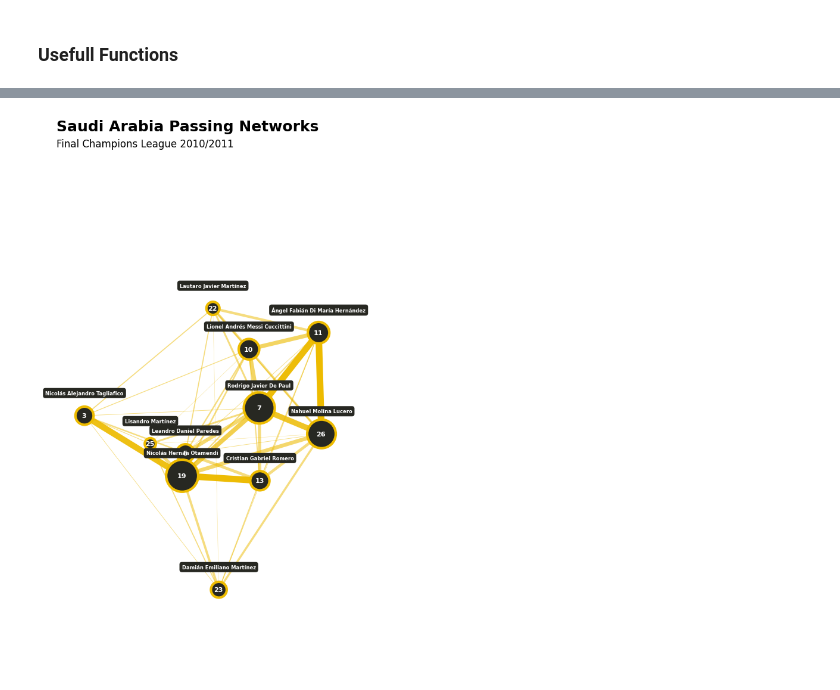
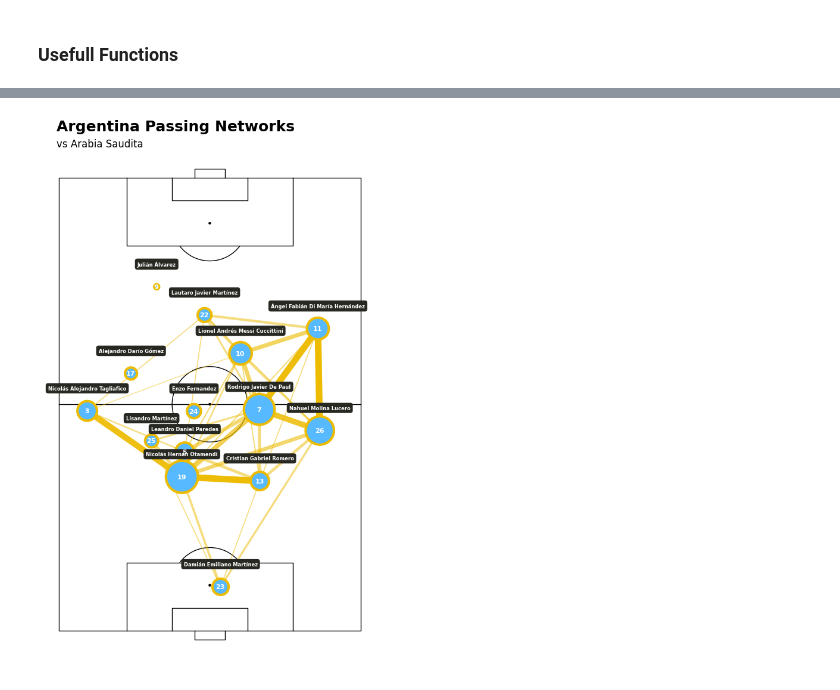
Before and after one commit to Tobi-Sartori/football_skills, a Jupyter notebook: analytics.ipynb, the cells around one changed output, grey strips where cells are left out. Saved outputs shown, nothing was run; the diff lists cells and outputs as text; code cells hidden in the pictures.

```diff
--- a/analytics.ipynb
+++ b/analytics.ipynb
@@ -215,5 +375,0 @@ df_merged
-# %%
-hteam = df_merged['team_name'].iloc[0]
-ateam = df_merged['team_name'].iloc[-1]
-print('Home Team : ' + hteam)
-print('Away Team : ' + ateam)
@@ -223,8 +376,8 @@ Away Team : Argentina
 # %%
-df_home_pass = df_merged[df_merged.team_name == ateam]
+df_home_pass = df_merged[df_merged.team_name == hteam]
 
 # Check player play time
-home_player_df = df_merged[df_merged.team_name == ateam].groupby('player_name').agg({'minute': [min, max]}).reset_index()
+home_player_df = df_merged[df_merged.team_name == hteam].groupby('player_name').agg({'minute': [min, max]}).reset_index()
 home_player_df = pd.concat([home_player_df['player_name'], home_player_df['minute']], axis=1)
 home_player_df['minutes_played'] = home_player_df['max'] - home_player_df['min']
 home_player_df = home_player_df.sort_values('minutes_played', ascending=False)
@@ -247,4 +384,4 @@ df_home_pass
 # %%
-home_player_name = home_player_df.player_name[:11].tolist()
+home_player_name = home_player_df.player_name[:14].tolist()
 df_home_pass = df_home_pass[df_home_pass.player_name.isin(home_player_name)]
 df_home_pass = df_home_pass[df_home_pass.pass_recipient_name.isin(home_player_name)]
@@ -288,46 +411,46 @@ df_home_pass["pair_key"] = df_home_pass.apply(lambda x: "_".join(sorted([x["play
 lines_df = df_home_pass.groupby(["pair_key"]).x.count().reset_index()
 lines_df.rename({'x':'pass_count'}, axis='columns', inplace=True)
 #setting a treshold
-lines_df = lines_df[lines_df['pass_count']>1]
+lines_df = lines_df[lines_df['pass_count']>5]
 # %%
-pitch = VerticalPitch(pitch_type='statsbomb', line_color='white',linewidth=1,goal_type='box')
+pitch = VerticalPitch(pitch_type='statsbomb', line_color='black',linewidth=1,goal_type='box')
 fig, ax = pitch.grid(grid_height=0.9, title_height=0.06, axis=False,
                      endnote_height=0.04, title_space=0, endnote_space=0)
 
 # Plot vertices
-pitch.scatter(scatter_df.x, scatter_df.y, s=scatter_df.marker_size, color='#272822', edgecolors='#EDBB00', linewidth=3, alpha=1, ax=ax["pitch"], zorder = 3)
+pitch.scatter(scatter_df.x, scatter_df.y, s=scatter_df.marker_size, color='#57b9ff', edgecolors='#EDBB00', linewidth=3, alpha=1, ax=ax["pitch"], zorder = 3)
 
 #Add Players Name and Jersey Numbers
 for i, row in scatter_df.iterrows():
     pitch.annotate(row.player_name, xy=(row.x +6, row.y), c='white', va='center',
                    ha='center', size=6, weight = "bold", ax=ax["pitch"], zorder = 4,
                    bbox=dict(facecolor='#272822', alpha=1, edgecolor='#272822', boxstyle='round,pad=0.4'))
 
 for i, row in scatter_df.iterrows():
     pitch.annotate(row.jersey_number, xy=(row.x, row.y-0.1), c='white', va='center',
                    ha='center', size=8, weight = "bold", ax=ax["pitch"], zorder = 4)
 
 #Plot edges
 for i, row in lines_df.iterrows():
         player1 = row["pair_key"].split("_")[0]
         player2 = row['pair_key'].split("_")[1]
         #take the average location of players to plot a line between them
         player1_x = scatter_df.loc[scatter_df["player_name"] == player1]['x'].iloc[0]
         player1_y = scatter_df.loc[scatter_df["player_name"] == player1]['y'].iloc[0]
         player2_x = scatter_df.loc[scatter_df["player_name"] == player2]['x'].iloc[0]
         player2_y = scatter_df.loc[scatter_df["player_name"] == player2]['y'].iloc[0]
         num_passes = row["pass_count"]
         #adjust the line width so that the more passes, the wider the line
         line_width = (num_passes / lines_df['pass_count'].max() * 8)
         # adjust the alpha of the lines based on number of passes and set minimum alpha for a fewer pass
         alpha = max(num_passes / lines_df['pass_count'].max(), 0.2)
         alpha = max(alpha, 0.5)
         #plot lines on the pitch
         pitch.lines(player1_x, player1_y, player2_x, player2_y,
                         alpha=alpha, lw=line_width, zorder=2, color="#EDBB00", ax = ax["pitch"])
 
 fig.text(s=hteam + " "+ "Passing Networks", x= 0.06, y= 1, fontsize=18,fontweight="bold")
-fig.text(s='Final Champions League 2010/2011', x = 0.06, y=0.97, fontsize=12)
+fig.text(s='vs Arabia Saudita', x = 0.06, y=0.97, fontsize=12)
 plt.show()
 # %% [output]
-[figure, old version]
+[figure, new version]
```
Also changed, not shown: parts of 42 cells of this notebook.
